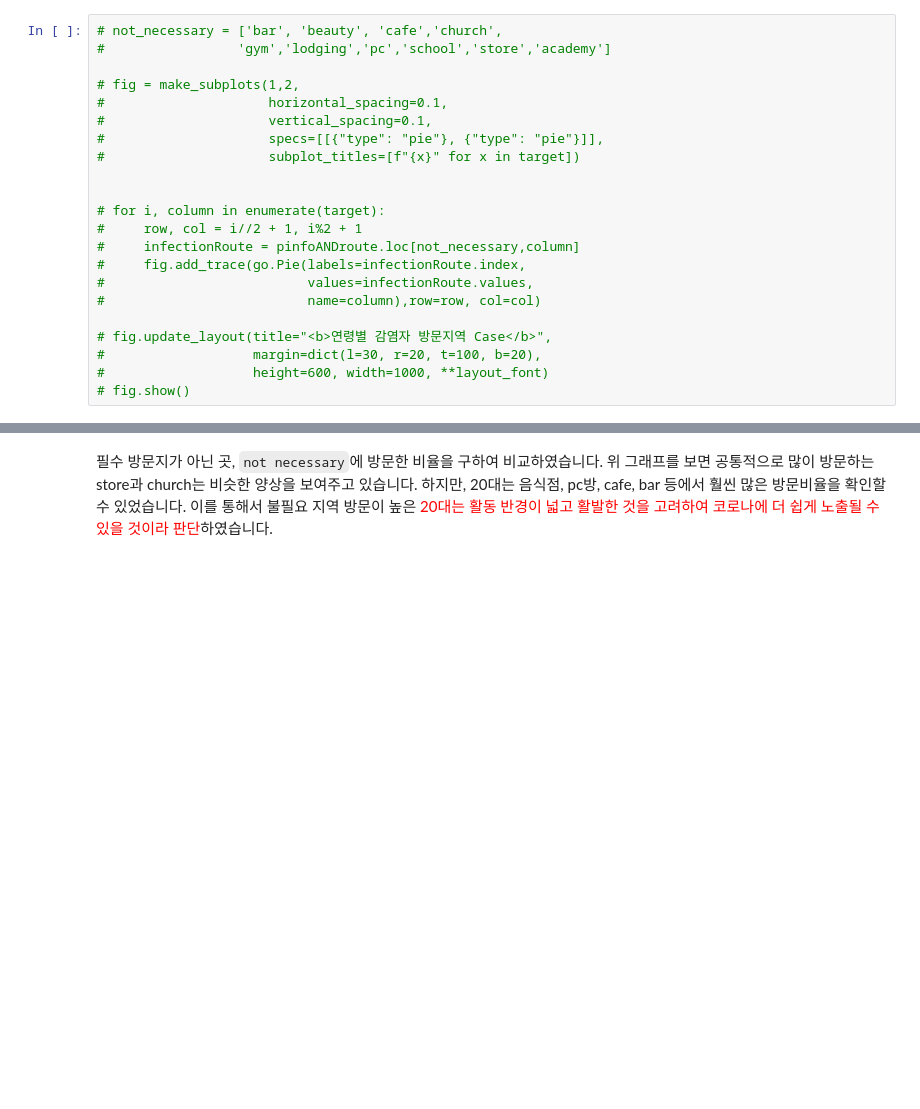
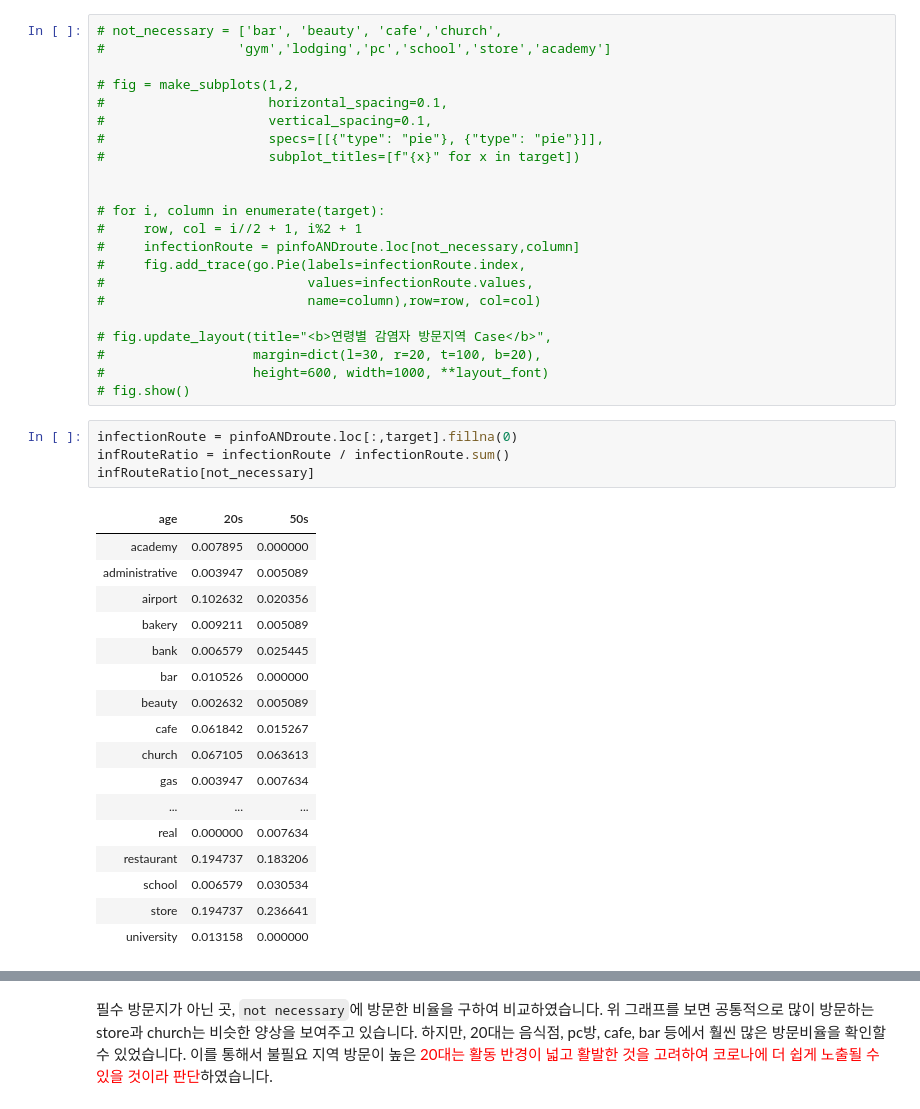
Before and after one commit to chan157/DACON_COVID, a Jupyter notebook: Submission_v2_test2.ipynb, the cells around one changed output, grey strips where cells are left out. Saved outputs shown, nothing was run; the diff lists cells and outputs as text; blank space fills up the shorter version.

```diff
--- a/Submission_v2_test2.ipynb
+++ b/Submission_v2_test2.ipynb
@@ -487,6 +487,28 @@ fig.show()
 #                   margin=dict(l=30, r=20, t=100, b=20),
 #                   height=600, width=1000, **layout_font)
 # fig.show()
+# %%
+infectionRoute = pinfoANDroute.loc[:,target].fillna(0)
+infRouteRatio = infectionRoute / infectionRoute.sum()
+infRouteRatio[not_necessary]
+# %% [output]
+| age | 20s | 50s |
+| academy | 0.007895 | 0.000000 |
+| administrative | 0.003947 | 0.005089 |
+| airport | 0.102632 | 0.020356 |
+| bakery | 0.009211 | 0.005089 |
+| bank | 0.006579 | 0.025445 |
+| bar | 0.010526 | 0.000000 |
+| beauty | 0.002632 | 0.005089 |
+| cafe | 0.061842 | 0.015267 |
+| church | 0.067105 | 0.063613 |
+| gas | 0.003947 | 0.007634 |
+| ... | ... | ... |
+| real | 0.000000 | 0.007634 |
+| restaurant | 0.194737 | 0.183206 |
+| school | 0.006579 | 0.030534 |
+| store | 0.194737 | 0.236641 |
+| university | 0.013158 | 0.000000 |
 # %%
 pinfoANDroute.drop(['hospital','etc'], inplace=True, errors='ignore')
 
```
Also changed, not shown: parts of 48 cells of this notebook, 2 other files.
